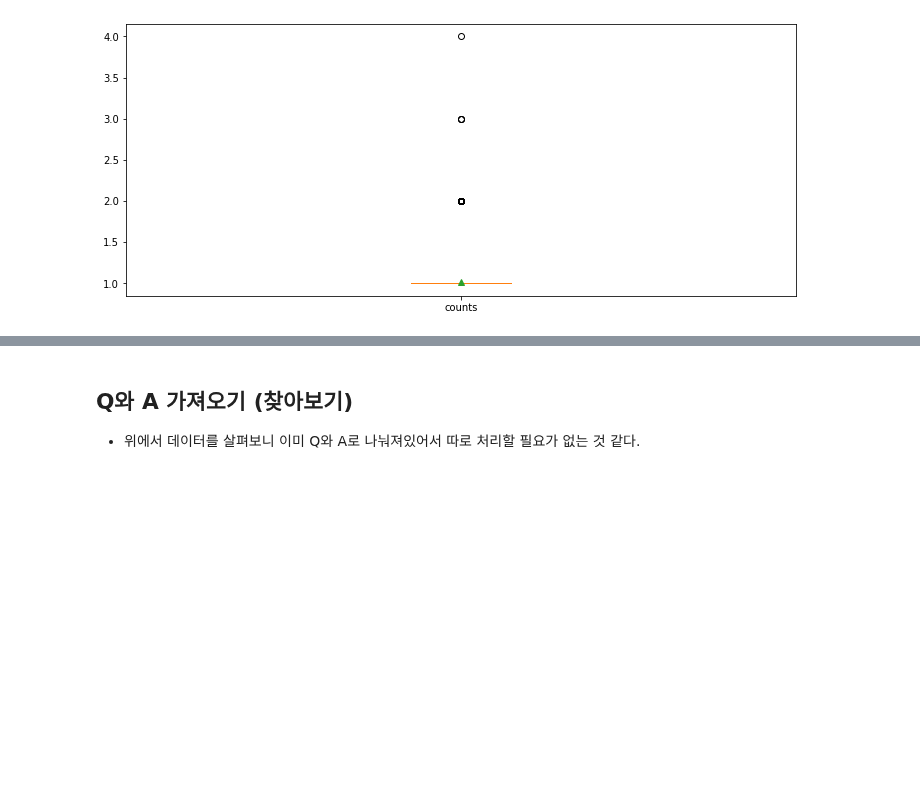
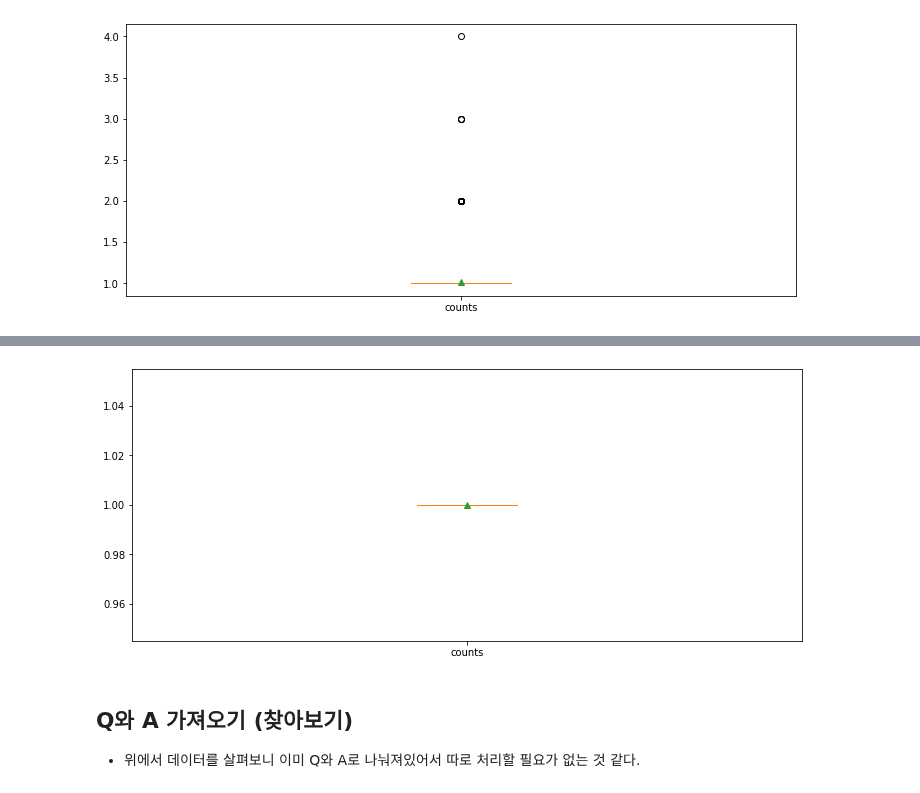
Before and after one commit to LAGABI44/AIFFEL_Study, a Jupyter notebook: EXPLORATION/Submission/[E-12]Transformer_Chatbot.ipynb, the cells around one changed output, grey strips where cells are left out. Drawn from its saved outputs; the diff is of its cells as text; code cells hidden in the pictures; blank space fills up the shorter version.

```diff
--- a/EXPLORATION/Submission/[E-12]Transformer_Chatbot.ipynb
+++ b/EXPLORATION/Submission/[E-12]Transformer_Chatbot.ipynb
@@ -102,0 +119,3 @@ plt.show()
+# %%
+dataset_korea = dataset_korea.drop_duplicates(['Q'])
+dataset_korea
@@ -103,3 +136,11 @@ plt.show()
+# %%
+plt.figure(figsize=(12, 5))
+plt.boxplot([dataset_korea.value_counts()],
+            labels=['counts'],
+            showmeans=True)
+plt.show()
+# %% [output]
+[figure, added]
 # %% [markdown]
 ## Q와 A 가져오기 (찾아보기)
 - 위에서 데이터를 살펴보니 이미 Q와 A로 나눠져있어서 따로 처리할 필요가 없는 것 같다.
```
Also changed, not shown: parts of 17 cells of this notebook.
